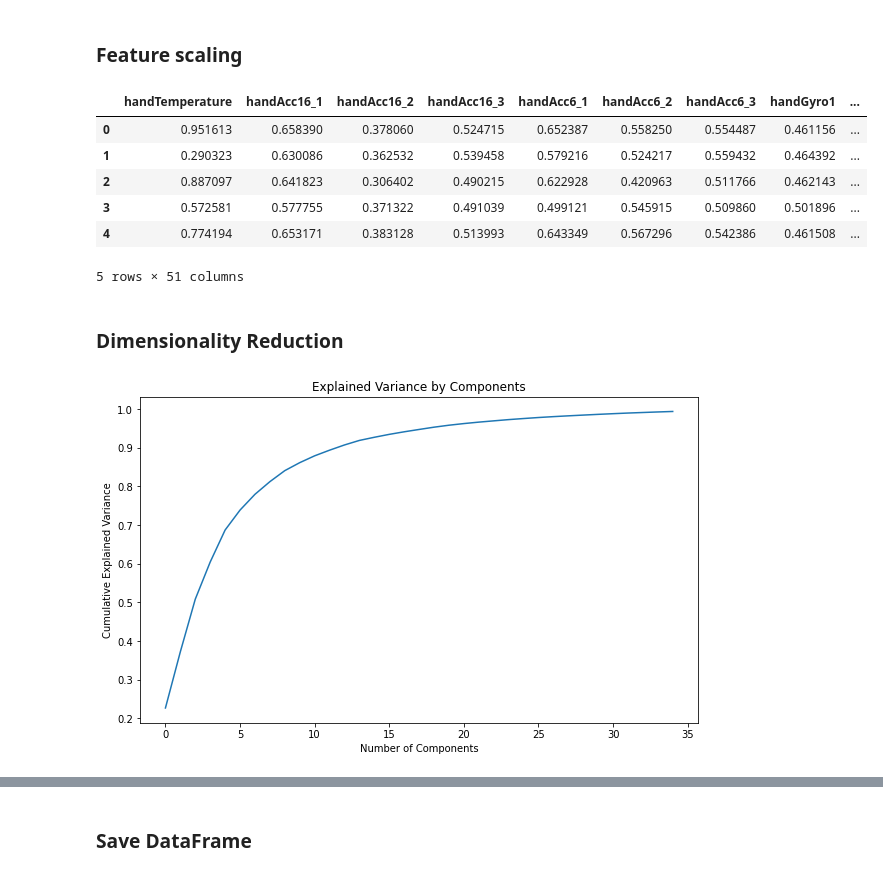
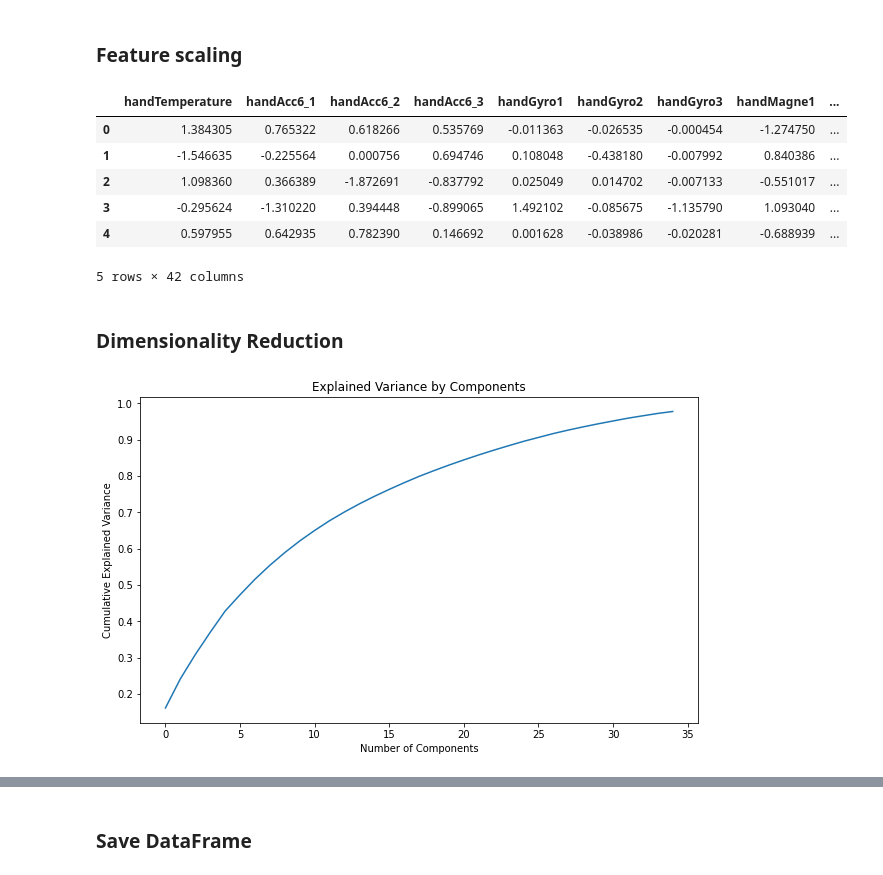
Before and after one commit to Jiarui-Chen/physical-activity-clustering, a Jupyter notebook: preprocess/preprocess.ipynb, the cells around one changed output, grey strips where cells are left out. Drawn from its saved outputs; the diff is of its cells as text; code cells hidden in the pictures.

```diff
--- a/preprocess/preprocess.ipynb
+++ b/preprocess/preprocess.ipynb
@@ -27,5 +27,9 @@ There are 534601 entries in this dataset
 # %%
 # Drop columns that are not useful
 raw.drop(["timestamp", "subject_id"], axis=1, inplace=True)
+
+# Drop additional highly correlated features identified in eda notebook
+raw.drop(["handAcc16_1", "handAcc16_2", "handAcc16_3", "chestAcc16_1", "chestAcc16_2", "chestAcc16_3",
+          "chestOrientation3", "ankleAcc16_1", "ankleAcc16_2"], axis=1, inplace=True)
 raw.head(5)
 # %% [output]
@@ -94,23 +98,23 @@ plot_hist_comparison(raw, raw_imputed)
 # %%
 # Apply scaling for PCA
 def scale_data(data, scaler = StandardScaler()):
     raw_scaled = pd.DataFrame(scaler.fit_transform(data))
     raw_scaled.columns = data.columns
     return raw_scaled
 
-scaler = MinMaxScaler()
-# scaler = StandardScaler()
+scaler = StandardScaler()
+# scaler = MinMaxScaler()
 
 raw_scaled = scale_data(raw_imputed, scaler)
 raw_scaled.head(5)
 # %% [output]
-|  | handTemperature | handAcc16_1 | handAcc16_2 | handAcc16_3 | handAcc6_1 | handAcc6_2 | handAcc6_3 | handGyro1 | ... |
-| 0 | 0.951613 | 0.658390 | 0.378060 | 0.524715 | 0.652387 | 0.558250 | 0.554487 | 0.461156 | ... |
-| 1 | 0.290323 | 0.630086 | 0.362532 | 0.539458 | 0.579216 | 0.524217 | 0.559432 | 0.464392 | ... |
-| 2 | 0.887097 | 0.641823 | 0.306402 | 0.490215 | 0.622928 | 0.420963 | 0.511766 | 0.462143 | ... |
-| 3 | 0.572581 | 0.577755 | 0.371322 | 0.491039 | 0.499121 | 0.545915 | 0.509860 | 0.501896 | ... |
-| 4 | 0.774194 | 0.653171 | 0.383128 | 0.513993 | 0.643349 | 0.567296 | 0.542386 | 0.461508 | ... |
+|  | handTemperature | handAcc6_1 | handAcc6_2 | handAcc6_3 | handGyro1 | handGyro2 | handGyro3 | handMagne1 | ... |
+| 0 | 1.384305 | 0.765322 | 0.618266 | 0.535769 | -0.011363 | -0.026535 | -0.000454 | -1.274750 | ... |
+| 1 | -1.546635 | -0.225564 | 0.000756 | 0.694746 | 0.108048 | -0.438180 | -0.007992 | 0.840386 | ... |
+| 2 | 1.098360 | 0.366389 | -1.872691 | -0.837792 | 0.025049 | 0.014702 | -0.007133 | -0.551017 | ... |
+| 3 | -0.295624 | -1.310220 | 0.394448 | -0.899065 | 1.492102 | -0.085675 | -1.135790 | 1.093040 | ... |
+| 4 | 0.597955 | 0.642935 | 0.782390 | 0.146692 | 0.001628 | -0.038986 | -0.020281 | -0.688939 | ... |
-5 rows × 51 columns
+5 rows × 42 columns
 # %% [markdown]
 ### Dimensionality Reduction
 # %%
@@ -127,7 +131,7 @@ plt.ylabel('Cumulative Explained Variance')
 plt.title('Explained Variance by Components')
 plt.show()
 # %% [output]
-[figure, old version]
+[figure, new version]
 # %%
 # Find a specific number of components that explain at least 95% of the variance
 pca = PCA(n_components=0.8) # Adjust if needed
```
Also changed, not shown: parts of 6 cells of this notebook.
